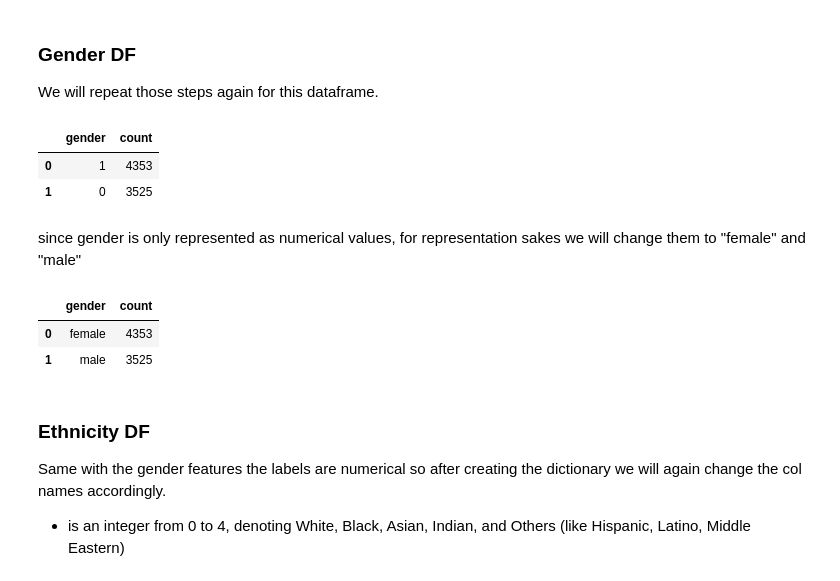
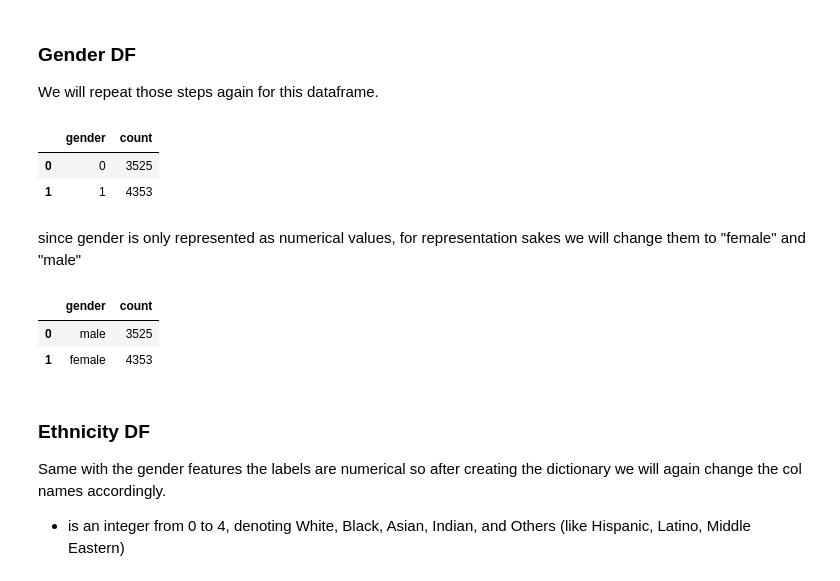
Before and after one commit to kiubb02/CVProject, a Jupyter notebook: main.ipynb, the cells around one changed output. Drawn from its saved outputs; the diff is of its cells as text; code cells hidden in the pictures.

Commit message:
df index reset

```diff
--- a/main.ipynb
+++ b/main.ipynb
@@ -136,11 +136,14 @@ age_df
 We will repeat those steps again for this dataframe.
 # %%
 gender_df = pd.DataFrame(create_dict(gender_list,"gender"))
+gender_df.sort_values('gender',inplace=True)
+gender_df.reset_index(inplace=True)
+gender_df.drop('index', axis=1, inplace=True)
 gender_df
 # %% [output]
 |  | gender | count |
-| 0 | 1 | 4353 |
-| 1 | 0 | 3525 |
+| 0 | 0 | 3525 |
+| 1 | 1 | 4353 |
 # %% [markdown]
 since gender is only represented as numerical values, for representation sakes we will change them to "female" and "male"
 # %%
@@ -149,8 +152,8 @@ gender_df = gender_df.replace(1,'female')
 gender_df
 # %% [output]
 |  | gender | count |
-| 0 | female | 4353 |
-| 1 | male | 3525 |
+| 0 | male | 3525 |
+| 1 | female | 4353 |
 # %% [markdown]
 ### Ethnicity DF
 Same with the gender features the labels are numerical so after creating the dictionary we will again change the col names accordingly.
```
Also changed, not shown: parts of 9 cells of this notebook.
